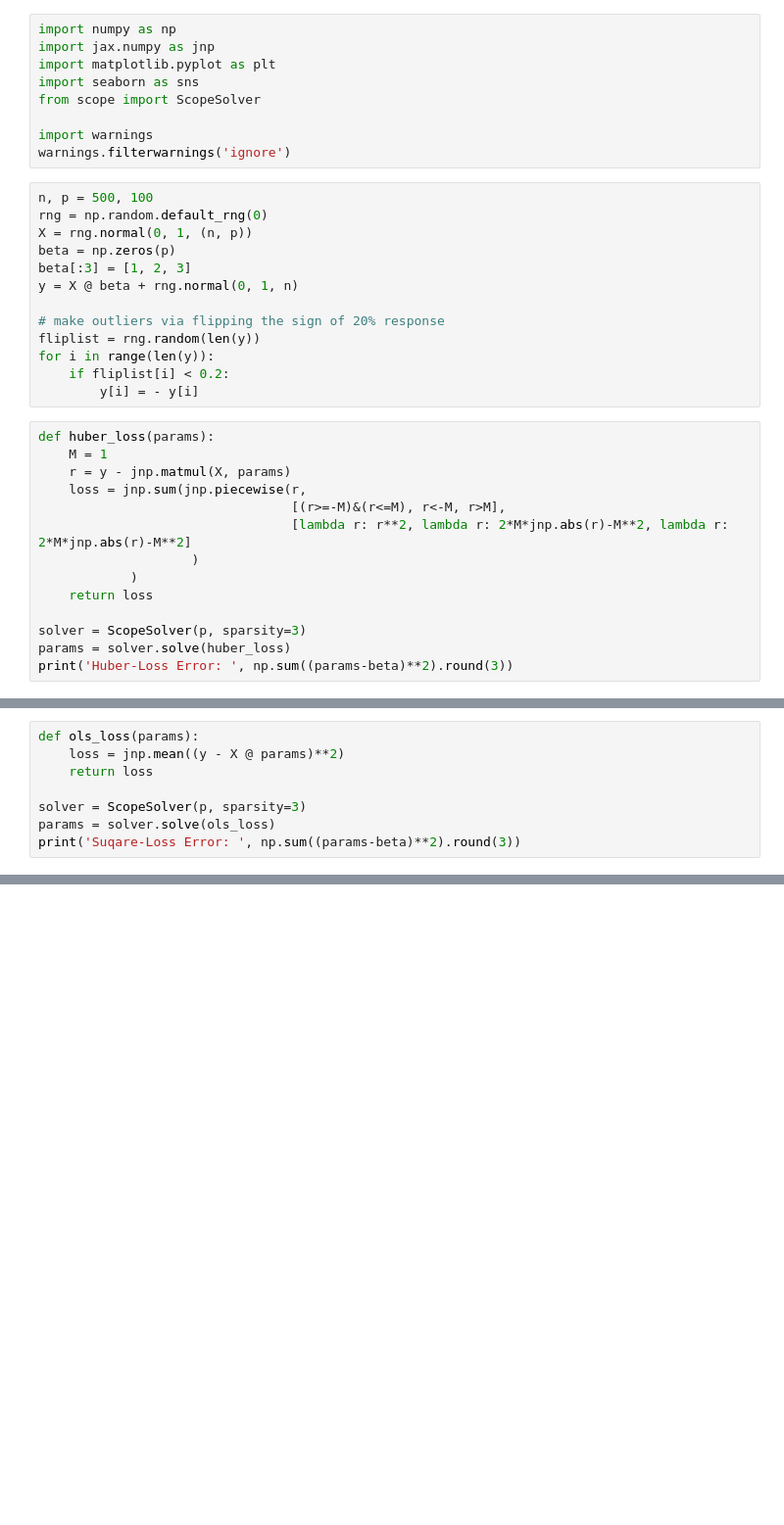
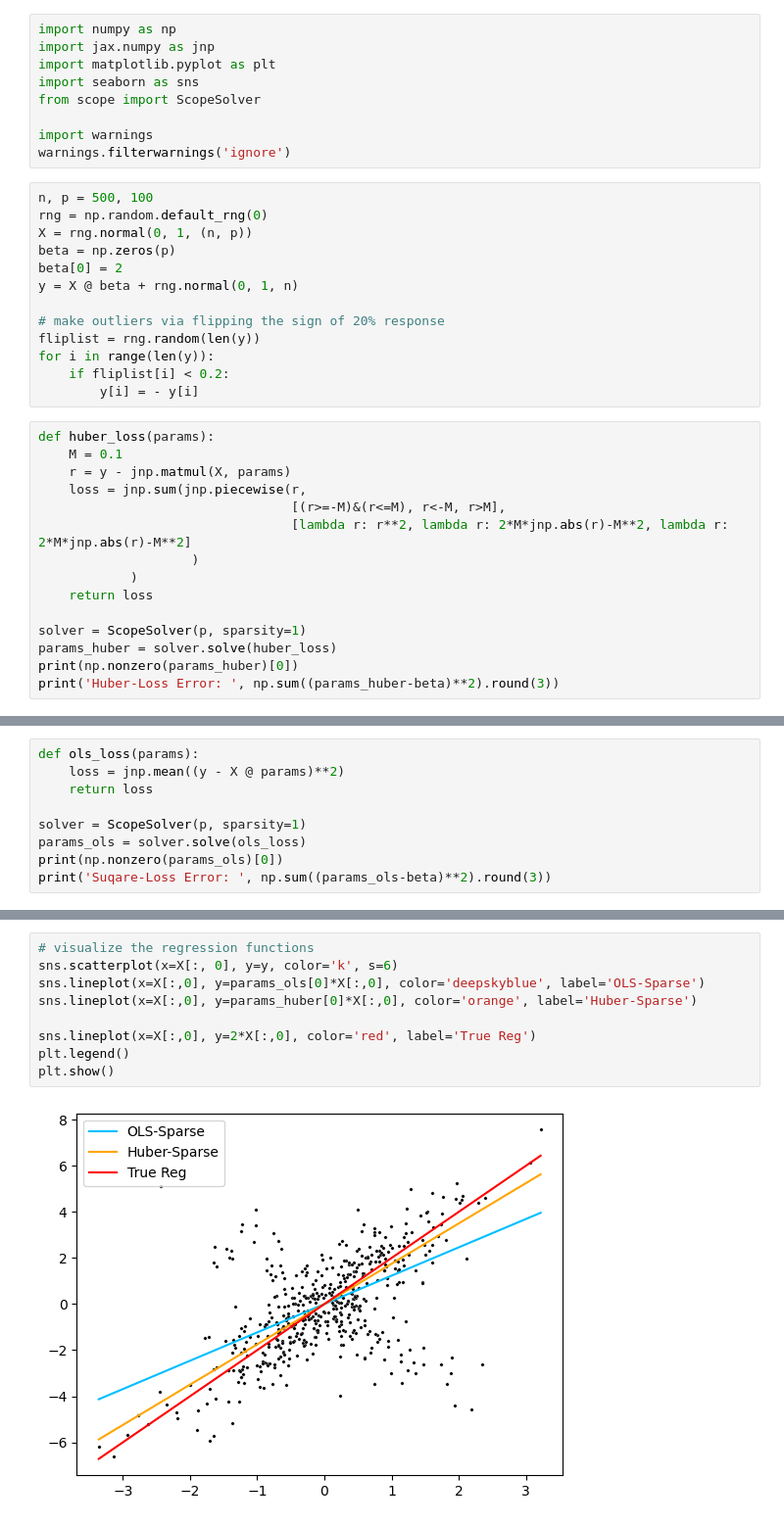
Before and after one commit to abess-team/skscope, a Jupyter notebook: docs/source/examples/Linear Model and its Variants/huber-loss-with-outliers.ipynb, the cells around one changed output, grey strips where cells are left out. Shown at 98% size. Drawn from its saved outputs; the diff is of its cells as text; blank space fills up the shorter version.

```diff
--- a/docs/source/examples/Linear Model and its Variants/huber-loss-with-outliers.ipynb
+++ b/docs/source/examples/Linear Model and its Variants/huber-loss-with-outliers.ipynb
@@ -23,7 +23,7 @@ n, p = 500, 100
 rng = np.random.default_rng(0)
 X = rng.normal(0, 1, (n, p))
 beta = np.zeros(p)
-beta[:3] = [1, 2, 3]
+beta[0] = 2
 y = X @ beta + rng.normal(0, 1, n)
 
 # make outliers via flipping the sign of 20% response
@@ -33,7 +33,7 @@ for i in range(len(y)):
         y[i] = - y[i]
 # %%
 def huber_loss(params):
-    M = 1
+    M = 0.1
     r = y - jnp.matmul(X, params)
     loss = jnp.sum(jnp.piecewise(r,
                                  [(r>=-M)&(r<=M), r<-M, r>M],
@@ -42,7 +42,8 @@ def huber_loss(params):
             )
     return loss
 
-solver = ScopeSolver(p, sparsity=3)
-params = solver.solve(huber_loss)
-print('Huber-Loss Error: ', np.sum((params-beta)**2).round(3))
+solver = ScopeSolver(p, sparsity=1)
+params_huber = solver.solve(huber_loss)
+print(np.nonzero(params_huber)[0])
+print('Huber-Loss Error: ', np.sum((params_huber-beta)**2).round(3))
 # %% [output]
@@ -52,7 +54,8 @@ def ols_loss(params):
     loss = jnp.mean((y - X @ params)**2)
     return loss
 
-solver = ScopeSolver(p, sparsity=3)
-params = solver.solve(ols_loss)
-print('Suqare-Loss Error: ', np.sum((params-beta)**2).round(3))
+solver = ScopeSolver(p, sparsity=1)
+params_ols = solver.solve(ols_loss)
+print(np.nonzero(params_ols)[0])
+print('Suqare-Loss Error: ', np.sum((params_ols-beta)**2).round(3))
 # %% [output]
@@ -59,0 +64,11 @@ Suqare-Loss Error:  2.92
+# %%
+# visualize the regression functions
+sns.scatterplot(x=X[:, 0], y=y, color='k', s=6)
+sns.lineplot(x=X[:,0], y=params_ols[0]*X[:,0], color='deepskyblue', label='OLS-Sparse')
+sns.lineplot(x=X[:,0], y=params_huber[0]*X[:,0], color='orange', label='Huber-Sparse')
+
+sns.lineplot(x=X[:,0], y=2*X[:,0], color='red', label='True Reg')
+plt.legend()
+plt.show()
+# %% [output]
+[figure, added]
```
Also changed, not shown: parts of 2 cells of this notebook.
